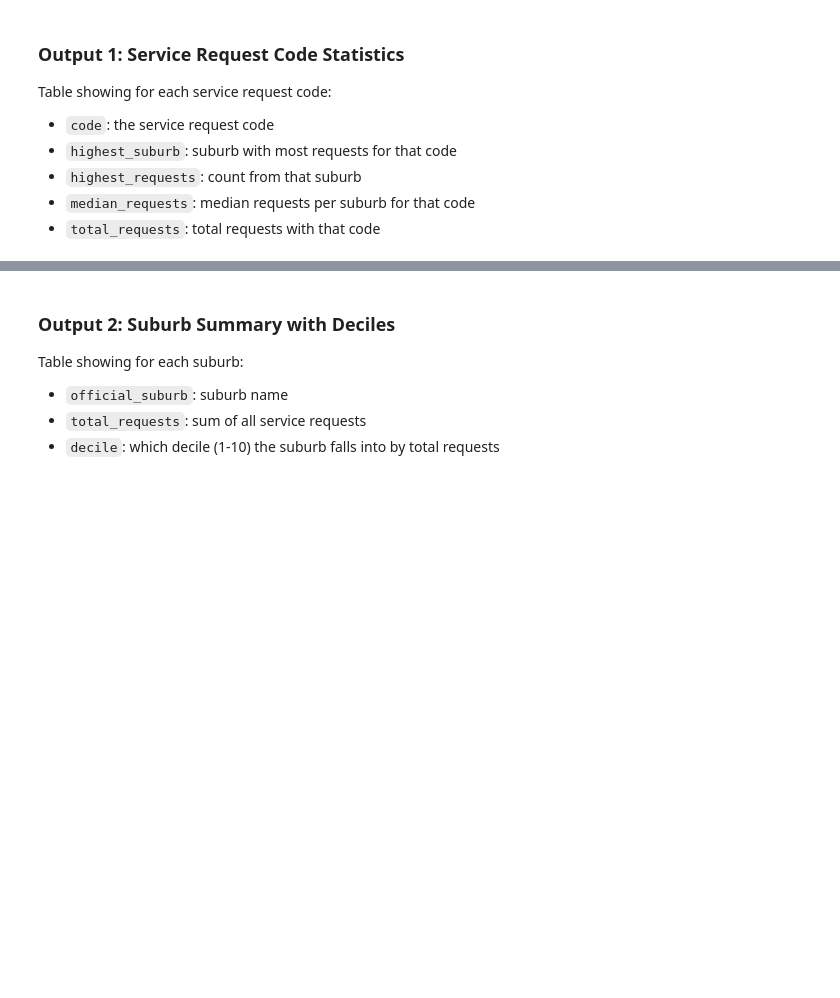
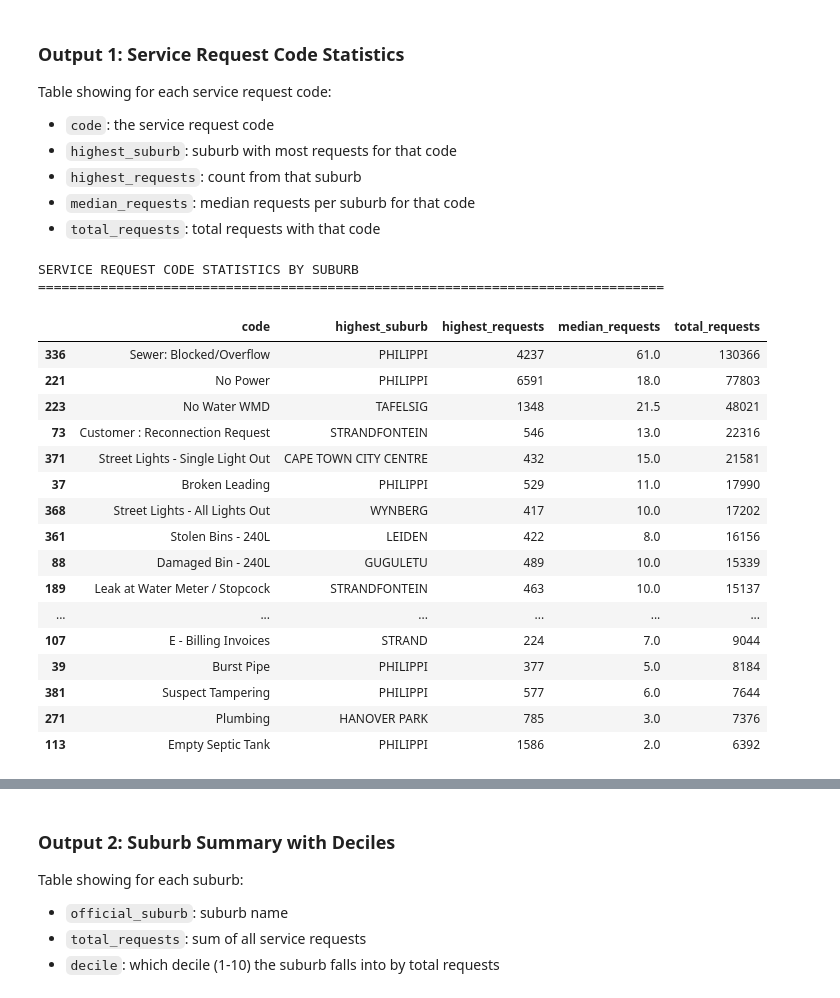
Before and after one commit to thedataferret/coct_ds_code_challenge, a Jupyter notebook: classification.ipynb, the cells around one changed output, grey strips where cells are left out. Cells and saved outputs as stored; diff of their text form; code cells hidden in the pictures; blank space fills up the shorter version.

```diff
--- a/classification.ipynb
+++ b/classification.ipynb
@@ -346,22 +382,42 @@ Table showing for each service request code:
 # %%
 code_suburb_counts = df.groupby(['code', 'official_suburb']).size().reset_index(name='count')
 
 def get_code_stats(group):
     """Calculate statistics for each code."""
     idx_max = group['count'].idxmax()
     return pd.Series({
         'highest_suburb': group.loc[idx_max, 'official_suburb'],
         'highest_requests': group.loc[idx_max, 'count'],
         'median_requests': group['count'].median(),
         'total_requests': group['count'].sum()
     })
 
-code_stats = code_suburb_counts.groupby('code').apply(
+code_stats_sub = code_suburb_counts.groupby('code').apply(
     get_code_stats, include_groups=False
 ).reset_index()
 
-code_stats = code_stats.sort_values('total_requests', ascending=False)
+code_stats_sub = code_stats_sub.sort_values('total_requests', ascending=False)
 
-print("SERVICE REQUEST CODE STATISTICS")
+print("SERVICE REQUEST CODE STATISTICS BY SUBURB")
 print("=" * 80)
-display(code_stats)
+code_stats_sub.head(20)
+# %% [output]
+SERVICE REQUEST CODE STATISTICS BY SUBURB
+================================================================================
+|  | code | highest_suburb | highest_requests | median_requests | total_requests |
+| 336 | Sewer: Blocked/Overflow | PHILIPPI | 4237 | 61.0 | 130366 |
+| 221 | No Power | PHILIPPI | 6591 | 18.0 | 77803 |
+| 223 | No Water WMD | TAFELSIG | 1348 | 21.5 | 48021 |
+| 73 | Customer : Reconnection Request | STRANDFONTEIN | 546 | 13.0 | 22316 |
+| 371 | Street Lights - Single Light Out | CAPE TOWN CITY CENTRE | 432 | 15.0 | 21581 |
+| 37 | Broken Leading | PHILIPPI | 529 | 11.0 | 17990 |
+| 368 | Street Lights - All Lights Out | WYNBERG | 417 | 10.0 | 17202 |
+| 361 | Stolen Bins - 240L | LEIDEN | 422 | 8.0 | 16156 |
+| 88 | Damaged Bin - 240L | GUGULETU | 489 | 10.0 | 15339 |
+| 189 | Leak at Water Meter / Stopcock | STRANDFONTEIN | 463 | 10.0 | 15137 |
+| ... | ... | ... | ... | ... | ... |
+| 107 | E - Billing Invoices | STRAND | 224 | 7.0 | 9044 |
+| 39 | Burst Pipe | PHILIPPI | 377 | 5.0 | 8184 |
+| 381 | Suspect Tampering | PHILIPPI | 577 | 6.0 | 7644 |
+| 271 | Plumbing | HANOVER PARK | 785 | 3.0 | 7376 |
+| 113 | Empty Septic Tank | PHILIPPI | 1586 | 2.0 | 6392 |
```
Also changed, not shown: parts of 8 cells of this notebook, 1 other file.
